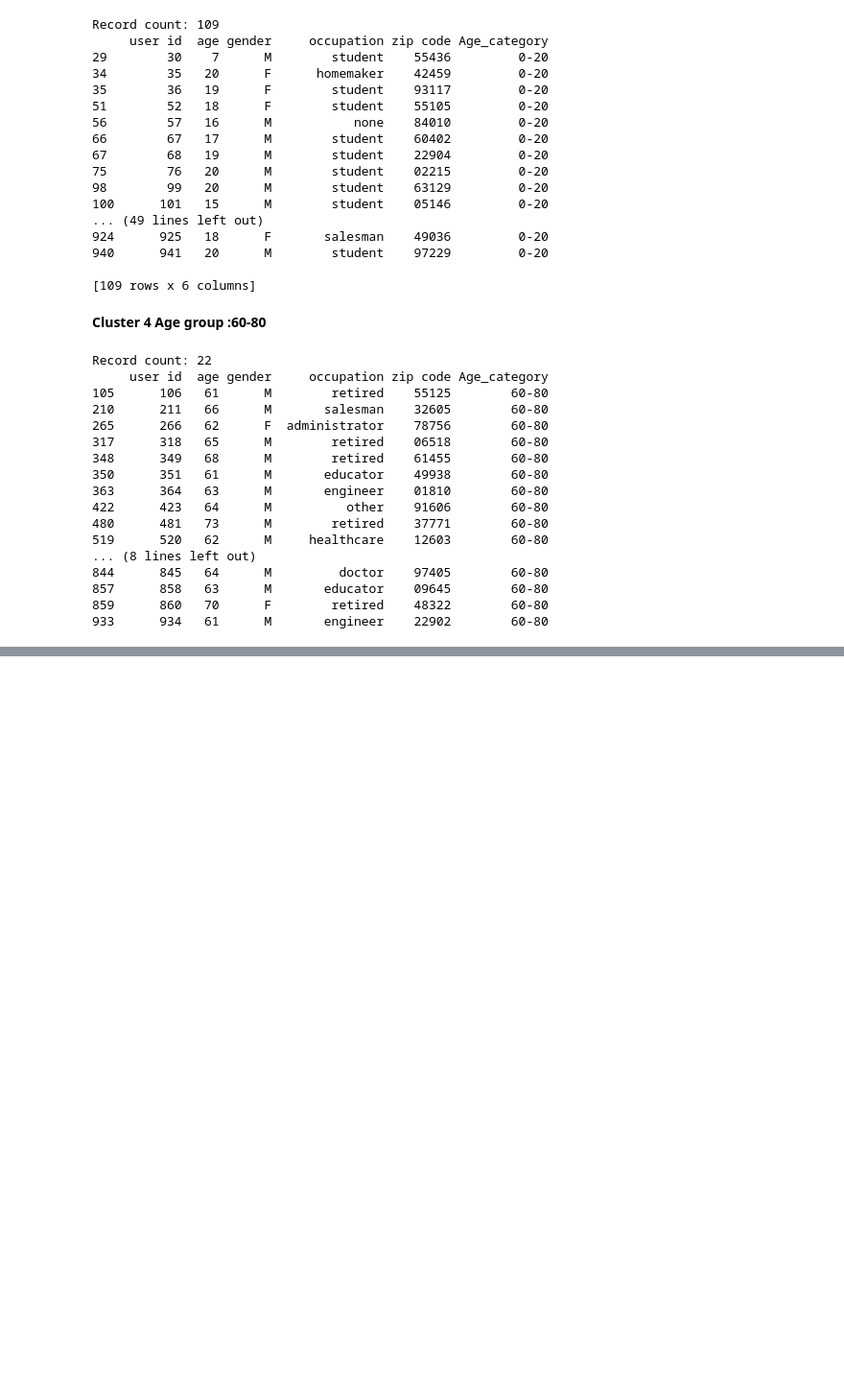
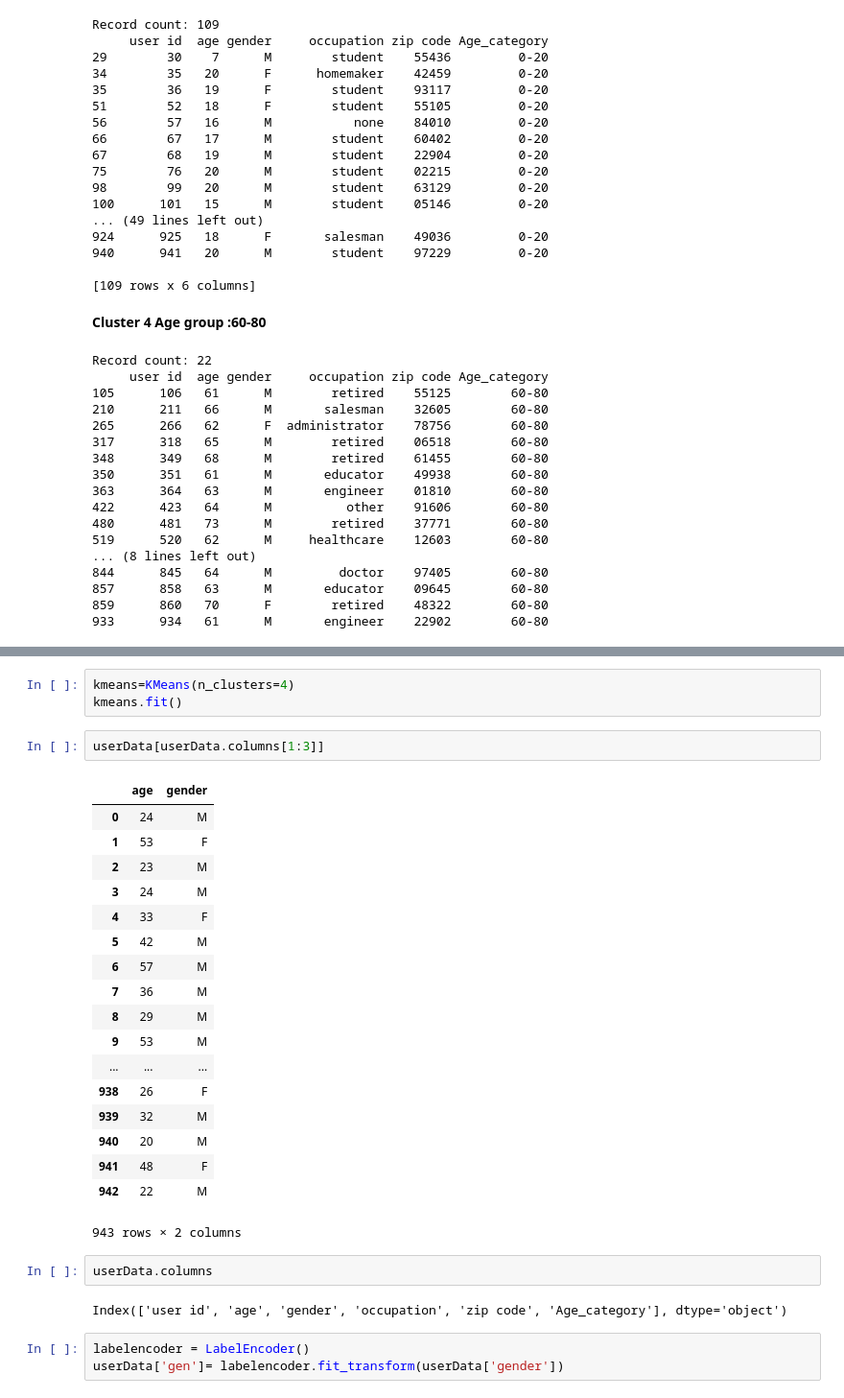
Before and after one commit to raghasri-raghavan/Recommendation-System, a Jupyter notebook: Untitled.ipynb, the cells around one changed output, grey strips where cells are left out. Shown at 96% size. Drawn from its saved outputs; the diff is of its cells as text; blank space fills up the shorter version.

```diff
--- a/Untitled.ipynb
+++ b/Untitled.ipynb
@@ -367,0 +553,31 @@ Record count: 22
+# %%
+kmeans=KMeans(n_clusters=4)
+kmeans.fit()
+# %%
+userData[userData.columns[1:3]]
+# %% [output]
+|  | age | gender |
+| 0 | 24 | M |
+| 1 | 53 | F |
+| 2 | 23 | M |
+| 3 | 24 | M |
+| 4 | 33 | F |
+| 5 | 42 | M |
+| 6 | 57 | M |
+| 7 | 36 | M |
+| 8 | 29 | M |
+| 9 | 53 | M |
+| ... | ... | ... |
+| 938 | 26 | F |
+| 939 | 32 | M |
+| 940 | 20 | M |
+| 941 | 48 | F |
+| 942 | 22 | M |
+943 rows × 2 columns
+# %%
+userData.columns
+# %% [output]
+Index(['user id', 'age', 'gender', 'occupation', 'zip code', 'Age_category'], dtype='object')
+# %%
+labelencoder = LabelEncoder()
+userData['gen']= labelencoder.fit_transform(userData['gender'])
```
Also changed, not shown: parts of 17 cells of this notebook.
